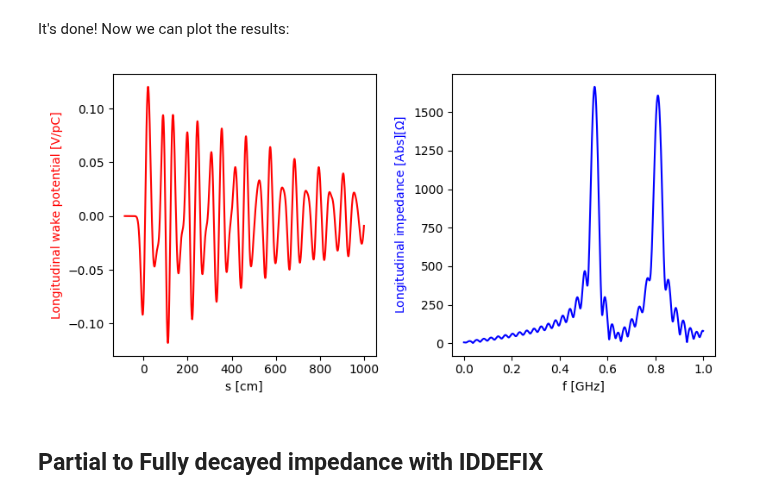
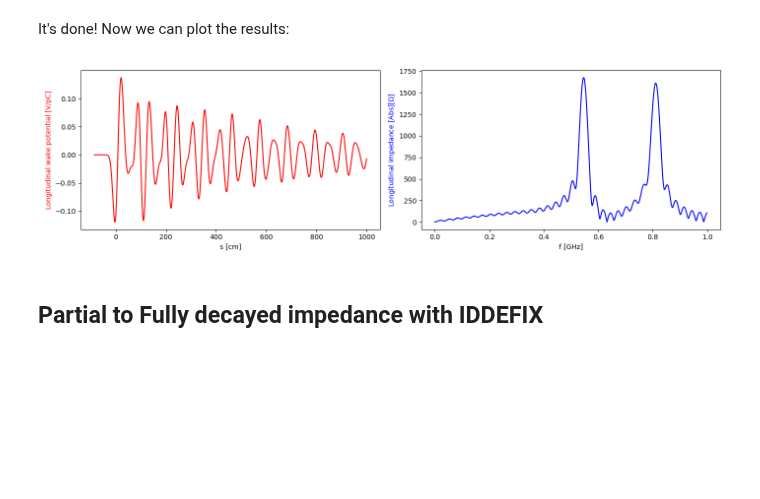
Before and after one commit to ImpedanCEI/wakis, a Jupyter notebook: notebooks/004_Wakefield_simulation_and_extrapolation.ipynb, the cells around one changed output. Saved outputs shown, nothing was run; the diff lists cells and outputs as text; code cells hidden in the pictures; blank space fills up the shorter version.

```diff
--- a/notebooks/004_Wakefield_simulation_and_extrapolation.ipynb
+++ b/notebooks/004_Wakefield_simulation_and_extrapolation.ipynb
@@ -49,9 +53,11 @@ grid = GridFIT3D(xmin, xmax, ymin, ymax, zmin, zmax, Nx, Ny, Nz,
 ### Boundary conditions and EM solver
 # %%
 # boundary conditions
-bc_low=['pec', 'pec', 'pec']
-bc_high=['pec', 'pec', 'pec']
+bc_low=['pec', 'pec', 'pml']
+bc_high=['pec', 'pec', 'pml']
 
+n_pml = 10 # number of PML layers
 solver = SolverFIT3D(grid,
                      bc_low=bc_low, bc_high=bc_high,
-                     use_stl=True, bg='pec')
+                     use_stl=True, bg='pec',
+                     n_pml=n_pml)
@@ -75,13 +89,13 @@ yt = 0.             # y test position [m]
 # ----------- Solver  setup  ----------
 # Wakefield post-processor
 wakelength = 10. # [m] -> Partially decayed
-add_space = 10   # no. cells
+skip_cells = n_pml + 2  # no. cells to skip from wake integration (>= PML cells)
 
 wake = WakeSolver(q=q, sigmaz=sigmaz, beta=beta,
                 xsource=xs, ysource=ys, xtest=xt, ytest=yt,
-                add_space=add_space,
-                results_folder='results/',
-                Ez_file='results/001_Ez.h5',)
+                skip_cells=skip_cells,
+                results_folder='001_results/',
+                Ez_file='001_results/Ez.h5',)
 # %% [markdown]
 The cell bellow will run the wakefield simulation with the defined beam source and wakelength
 # %%
@@ -92,22 +112,22 @@ solver.wakesolve(wakelength=wakelength,
 # %% [markdown]
 Or, if results have already been generated:
 # %%
-wake.load_results("results")
+wake.load_results("001_results")
 # %% [markdown]
 It's done! Now we can plot the results:
 # %%
-fig, ax = plt.subplots(1,2, figsize=[8,4], dpi=100)
+fig, ax = plt.subplots(1,2, figsize=[14,4], dpi=100)
 ax[0].plot(wake.s*1e2, wake.WP, c='r', lw=1.5, label='Wakis')
 ax[0].set_xlabel('s [cm]')
 ax[0].set_ylabel('Longitudinal wake potential [V/pC]', color='r')
 
 ax[1].plot(wake.f*1e-9, np.abs(wake.Z), c='b', lw=1.5, label='Wakis')
 ax[1].set_xlabel('f [GHz]')
 ax[1].set_ylabel('Longitudinal impedance [Abs][$\Omega$]', color='b')
 
 fig.tight_layout()
 # %% [output]
-[figure, old version]
+[figure, new version]
 # %% [markdown]
 ## Partial to Fully decayed impedance with IDDEFIX
 # %% [markdown]
```
Also changed, not shown: parts of 8 cells of this notebook.
